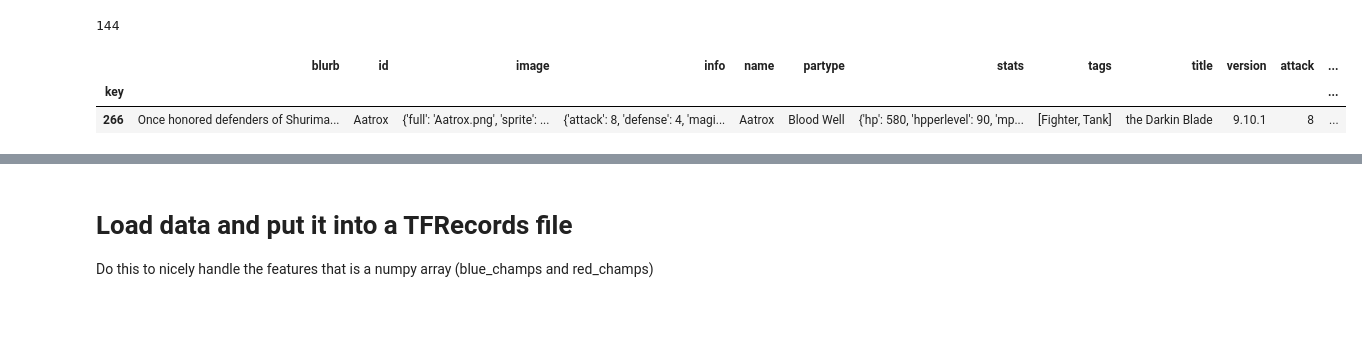
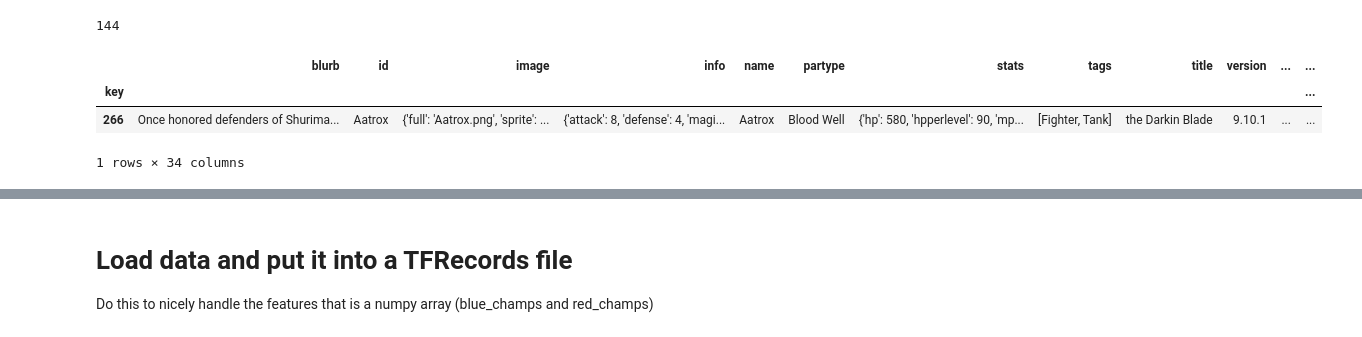
Before and after one commit to JoshEZiegler/MLProjects, a Jupyter notebook: VideoGameDrafting/LeagueOfLegendsProject/LOL_TFRecordCreation.ipynb, the cells around one changed output, grey strips where cells are left out. Cells and saved outputs as stored; diff of their text form; code cells hidden in the pictures.

```diff
--- a/VideoGameDrafting/LeagueOfLegendsProject/LOL_TFRecordCreation.ipynb
+++ b/VideoGameDrafting/LeagueOfLegendsProject/LOL_TFRecordCreation.ipynb
@@ -36,11 +36,13 @@ print(len(champ_vocab))
 # %%
 champ_df=pd.DataFrame(champs_data['data']).T
 champ_df['key']=champ_df['key'].astype(int)
 champ_df = champ_df.set_index('key')
 #use pandas to expand dict of info and store in same df
 champ_df = champ_df.join(champ_df['info'].apply(pd.Series))
+champ_df = champ_df.join(champ_df['stats'].apply(pd.Series))
 champ_df.head(1)
 # %% [output]
-|  | blurb | id | image | info | name | partype | stats | tags | title | version | attack | ... |
+|  | blurb | id | image | info | name | partype | stats | tags | title | version | ... | ... |
 | key |  |  |  |  |  |  |  |  |  |  |  | ... |
-| 266 | Once honored defenders of Shurima... | Aatrox | {'full': 'Aatrox.png', 'sprite': ... | {'attack': 8, 'defense': 4, 'magi... | Aatrox | Blood Well | {'hp': 580, 'hpperlevel': 90, 'mp... | [Fighter, Tank] | the Darkin Blade | 9.10.1 | 8 | ... |
+| 266 | Once honored defenders of Shurima... | Aatrox | {'full': 'Aatrox.png', 'sprite': ... | {'attack': 8, 'defense': 4, 'magi... | Aatrox | Blood Well | {'hp': 580, 'hpperlevel': 90, 'mp... | [Fighter, Tank] | the Darkin Blade | 9.10.1 | ... | ... |
+1 rows × 34 columns
```
Also changed, not shown: parts of 11 cells of this notebook.
